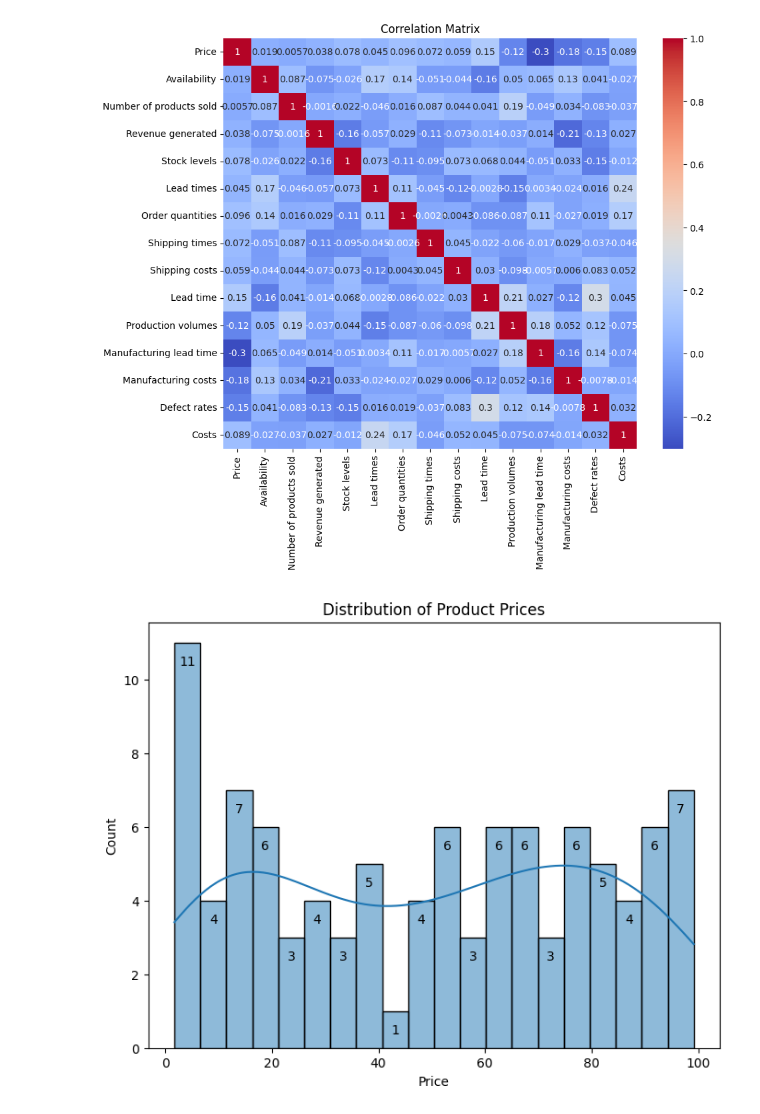
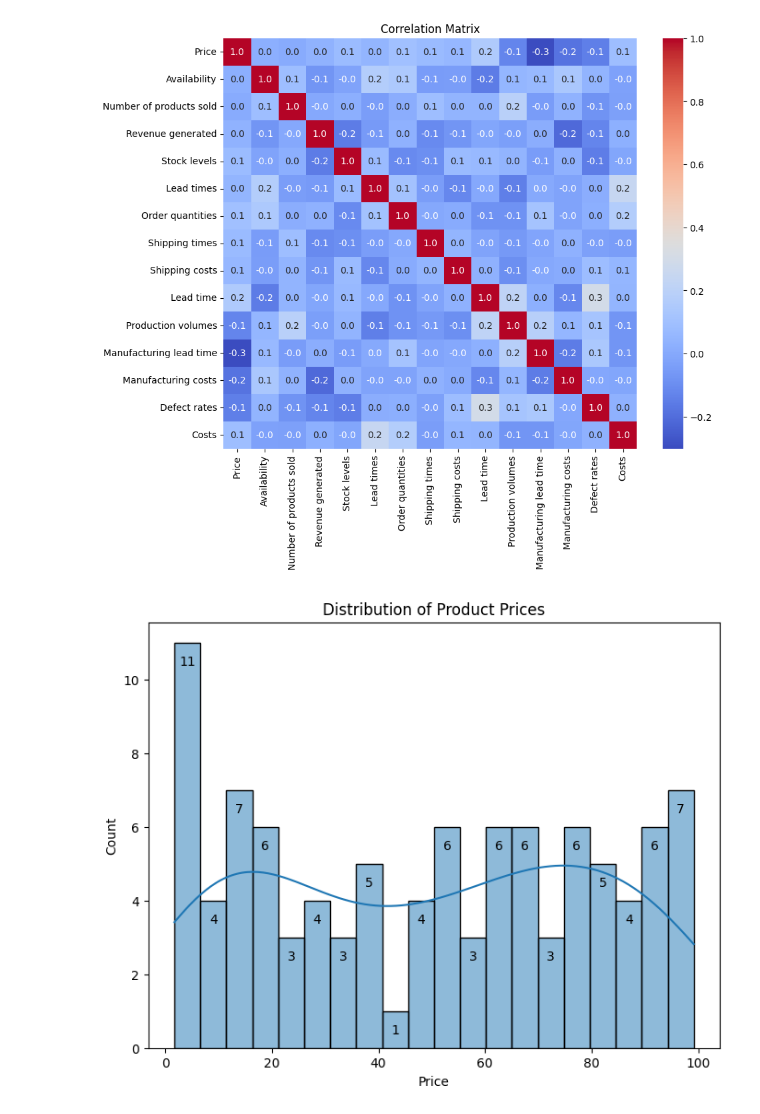
Before and after one commit to awadom/awadomar.com, a Jupyter notebook: notebooks/supplychain.ipynb, the cells around one changed output. Drawn from its saved outputs; the diff is of its cells as text; code cells hidden in the pictures.

```diff
--- a/notebooks/supplychain.ipynb
+++ b/notebooks/supplychain.ipynb
@@ -8,40 +8,40 @@ data = pd.read_csv("supply_chain_data.csv")
 
 # Correlation matrix
 plt.figure(figsize=(10, 8))
-sns.heatmap(data.corr(numeric_only=True), annot=True, cmap="coolwarm")
+sns.heatmap(data.corr(numeric_only=True), annot=True, cmap="coolwarm", fmt=".1f")
 plt.title("Correlation Matrix")
 plt.show()
 
 # Histogram of product prices
 plt.figure(figsize=(8, 6))
 ax = sns.histplot(data["Price"], bins=20, kde=True)
 plt.title("Distribution of Product Prices")
 plt.xlabel("Price")
 plt.ylabel("Count")
 
 # Annotate Histogram bars with their counts
 for rect in ax.patches:
     height = rect.get_height()
     ax.annotate(f'{int(height)}', xy=(rect.get_x() + rect.get_width() / 2, height),
                 xytext=(0, -20), textcoords='offset points', ha='center', va='bottom')
 
 plt.show()
 
 # Bar chart of product categories
 plt.figure(figsize=(10, 6))
 ax = data["Product type"].value_counts().plot(kind="bar")
 plt.title("Number of Products by Category")
 plt.xlabel("Product Category")
 plt.ylabel("Count")
 
 # Annotate bars with their counts
 for rect in ax.patches:
     height = rect.get_height()
     ax.annotate(f'{int(height)}', xy=(rect.get_x() + rect.get_width() / 2, height),
                 xytext=(0, -20), textcoords='offset points', ha='center', va='bottom')
 
 plt.show()
 # %% [output]
-[figure, old version]
+[figure, new version]
 [figure]
 [figure]
```
Also changed, not shown: 1 other file.
